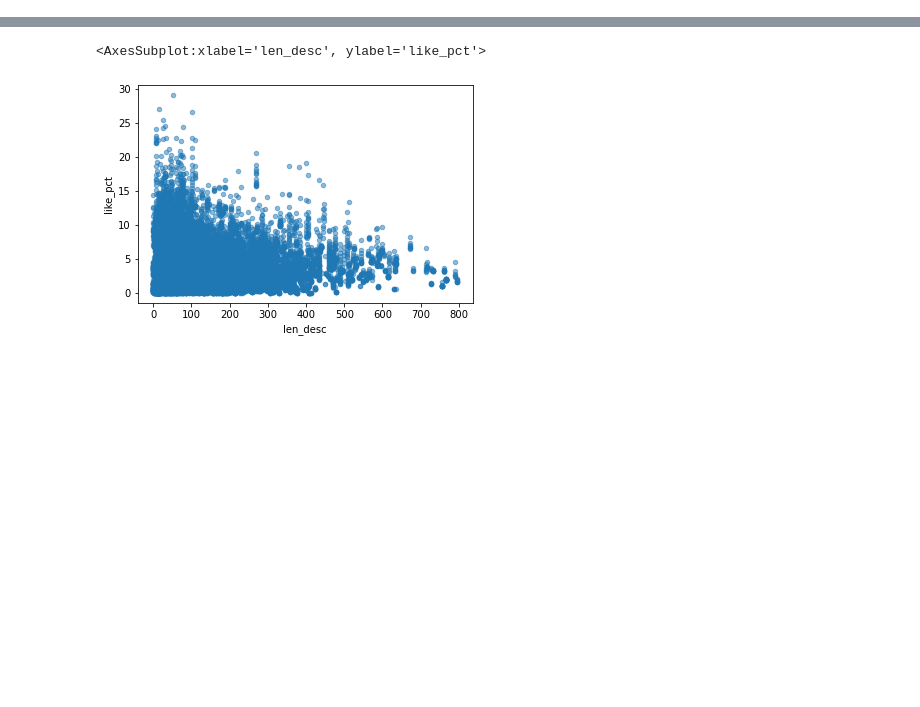
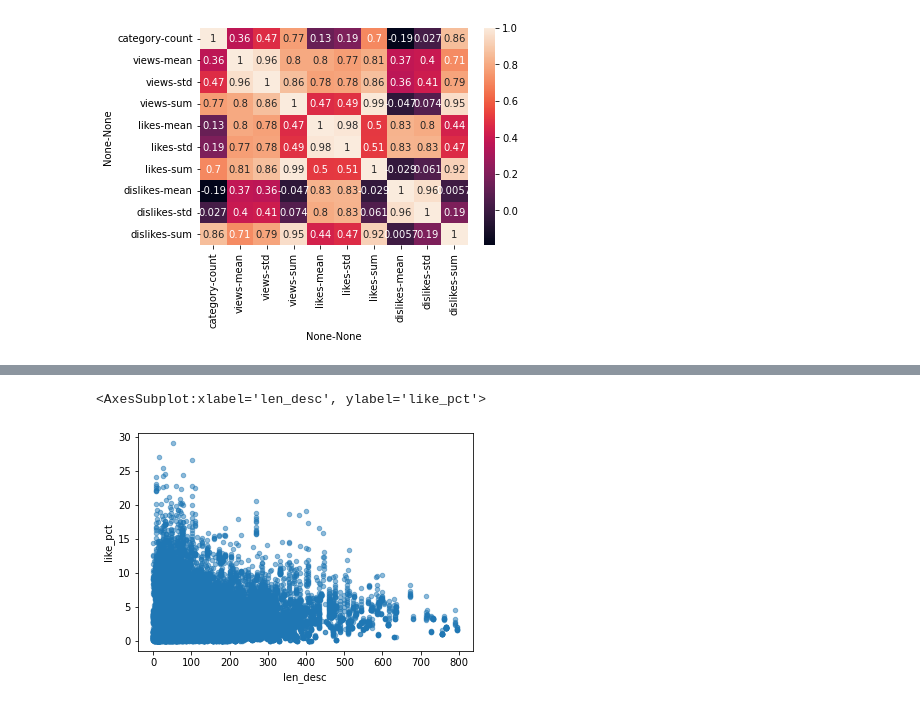
Before and after one commit to danielosetiawan/YouTube-EDA, a Jupyter notebook: youtube ipynb.ipynb, the cells around one changed output, grey strips where cells are left out. Cells and saved outputs as stored; diff of their text form; code cells hidden in the pictures; blank space fills up the shorter version.

```diff
--- a/youtube ipynb.ipynb
+++ b/youtube ipynb.ipynb
@@ -186,0 +114,10 @@ plt.hist(pct_cap)
+# %%
+a = df.groupby('category').agg({'category':['count'], \
+                            'views': ['mean', 'std', 'sum'], \
+                            'likes': ['mean', 'std', 'sum'], \
+                            'dislikes': ['mean', 'std', 'sum']})
+
+sns.heatmap(a.corr(), annot=True)
+plt.show()
+# %% [output]
+[figure, added]
```
Also changed, not shown: parts of 29 cells of this notebook.
